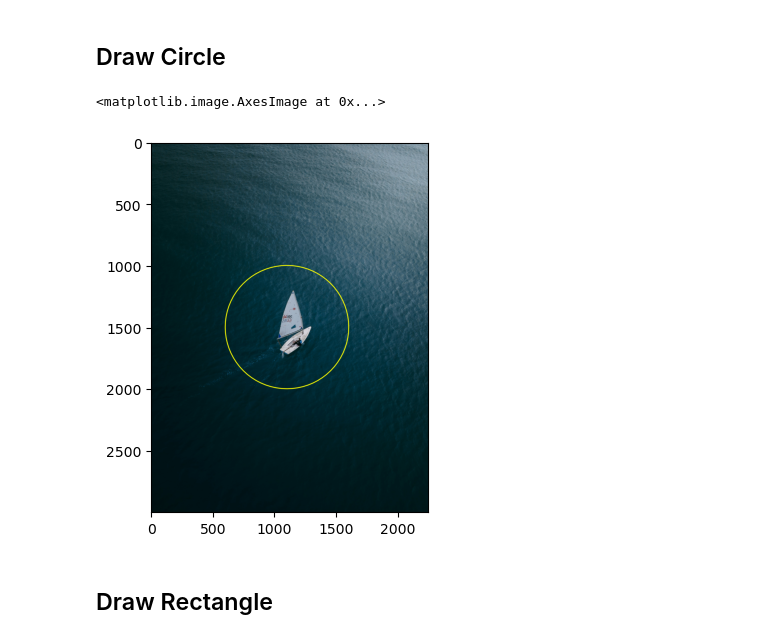
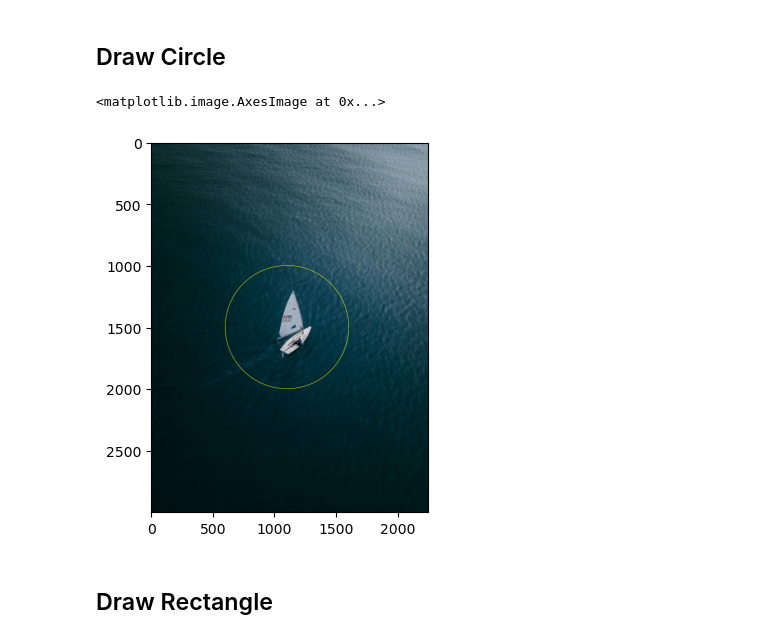
Before and after one commit to gouherdanish/image_processing_concepts, a Jupyter notebook: 2_image_annotations.ipynb, the cells around one changed output. Saved outputs shown, nothing was run; the diff lists cells and outputs as text; code cells hidden in the pictures.

```diff
--- a/2_image_annotations.ipynb
+++ b/2_image_annotations.ipynb
@@ -27,11 +27,11 @@ plt.imshow(img_line)
 ## Draw Circle
 # %%
 img_circle = img_rgb.copy()
-img_circle = cv2.circle(img_circle,center=(1100,1500),radius=500,color=(255,255,0),thickness=5,lineType=cv2.LINE_AA)
+img_circle = cv2.circle(img_circle,center=(1100,1500),radius=500,color=(255,255,0),thickness=2,lineType=cv2.LINE_AA)
 plt.imshow(img_circle)
 # %% [output]
 <matplotlib.image.AxesImage at 0x...>
-[figure, old version]
+[figure, new version]
 # %% [markdown]
 ## Draw Rectangle
 # %%
```
Also changed, not shown: parts of 4 cells of this notebook.
